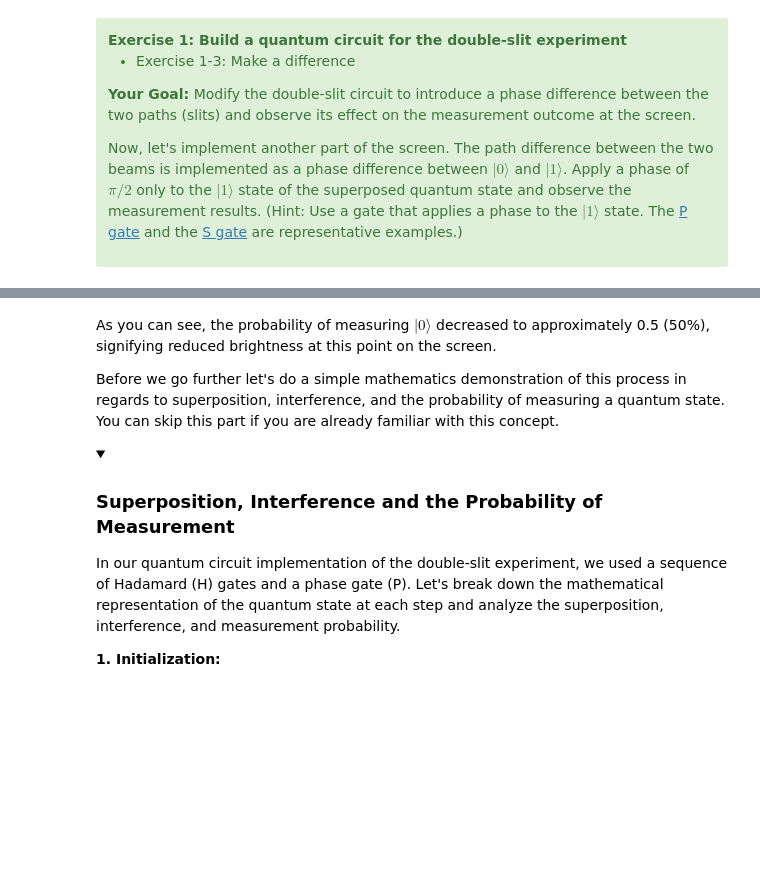
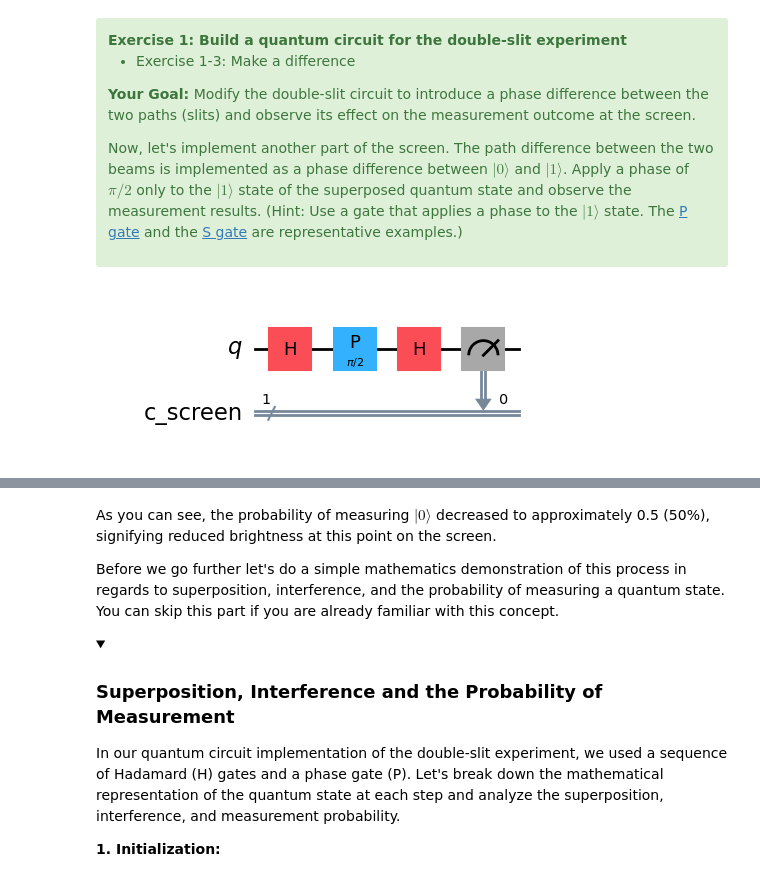
Before and after one commit to Kaustav-007/qgss-2025, a Jupyter notebook: lab-1/lab1.ipynb, the cells around one changed output, grey strips where cells are left out. Drawn from its saved outputs; the diff is of its cells as text; code cells hidden in the pictures; folded sections open; blank space fills up the shorter version.

```diff
--- a/lab-1/lab1.ipynb
+++ b/lab-1/lab1.ipynb
@@ -245,18 +253,21 @@ Now, let's implement another part of the screen. The path difference between the
 # %%
 qr = QuantumRegister(1, name='q')
 cr = ClassicalRegister(1, name='c_screen')
 
 double_slit_with_difference = QuantumCircuit(qr, cr)
 double_slit_with_difference.h(0)
 
 #your code here
-
+# double_slit_with_difference.s(0)
+double_slit_with_difference.p(np.pi/2, 0)
 
 #end of your code
 
 double_slit_with_difference.h(0)
 double_slit_with_difference.measure(qr, cr)
 double_slit_with_difference.draw('mpl')
+# %% [output]
+[figure, added]
 # %%
 # Submit your answer using the following code
 grade_lab1_ex1_3(double_slit_with_difference)
```
Also changed, not shown: parts of 5 cells of this notebook.
